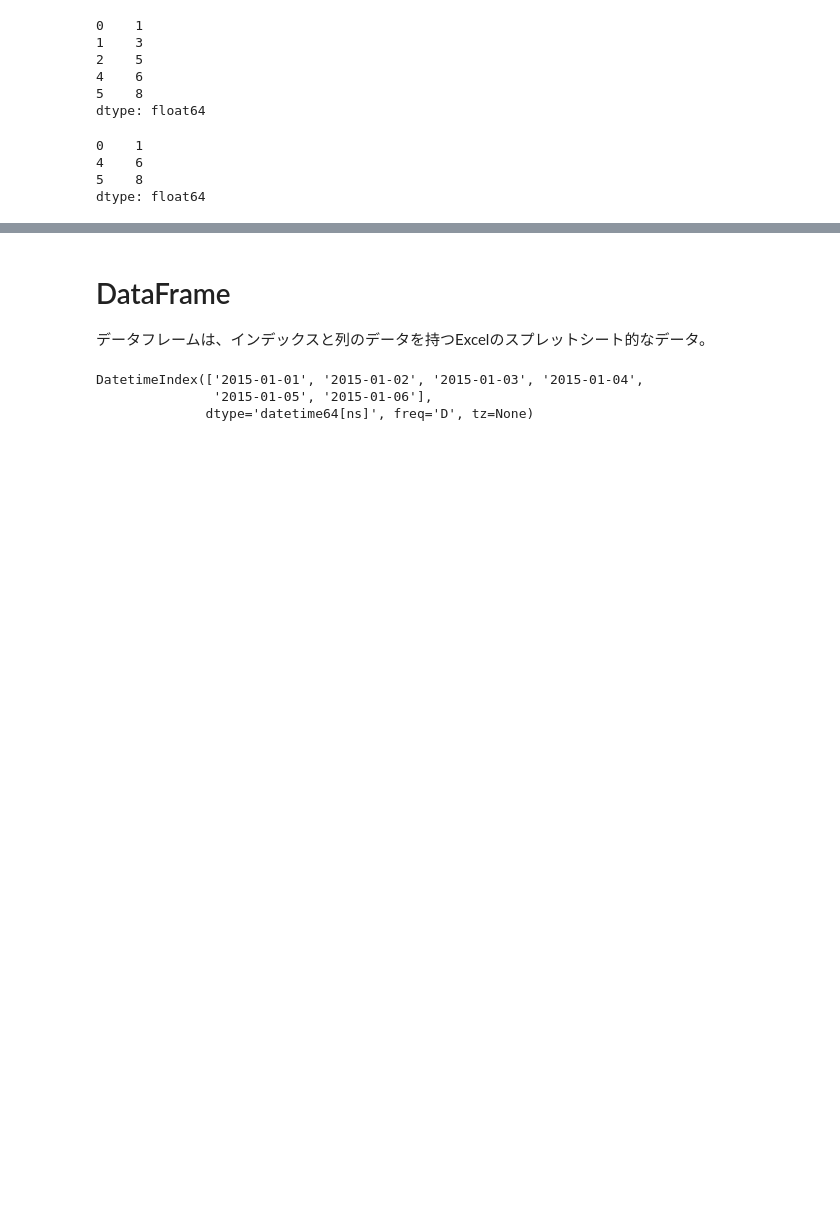
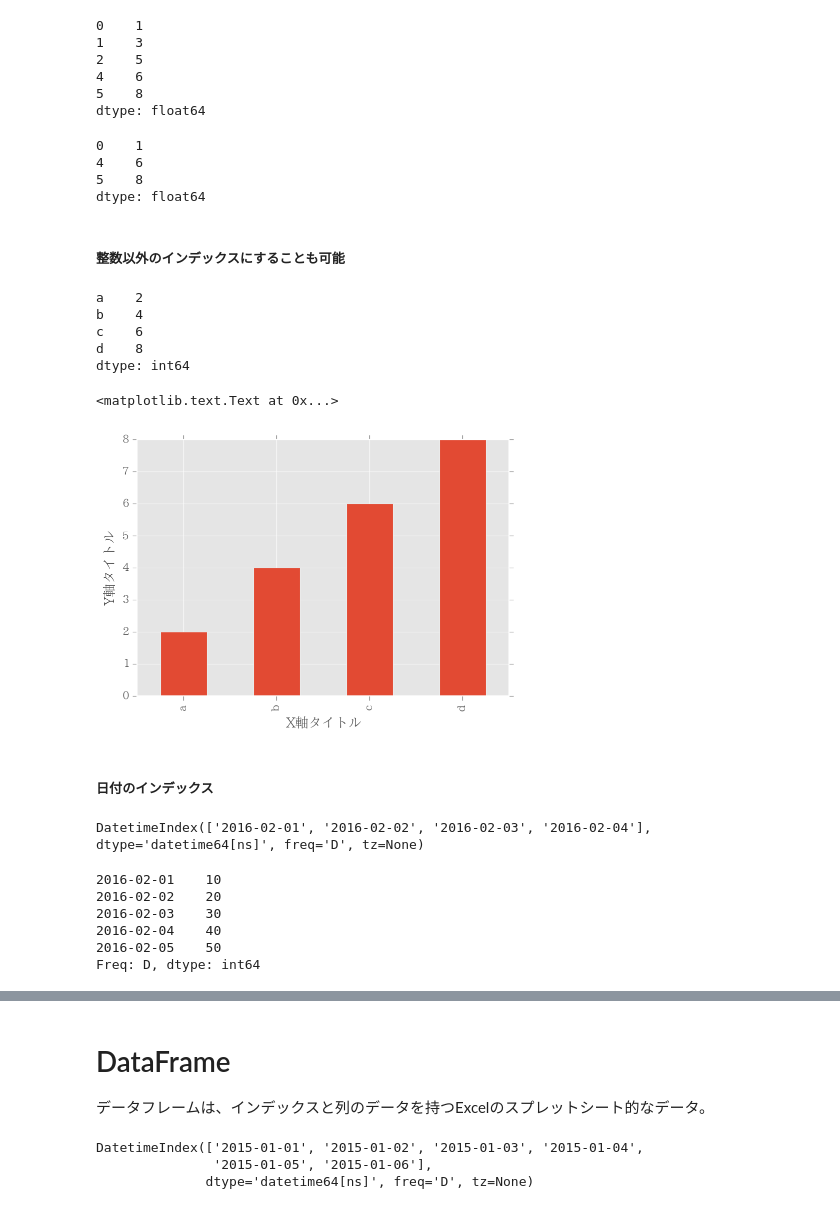
Before and after one commit to civic/data-python, a Jupyter notebook: 10 minutes to pandas.ipynb, the cells around one changed output, grey strips where cells are left out. Drawn from its saved outputs; the diff is of its cells as text; code cells hidden in the pictures; blank space fills up the shorter version.

```diff
--- a/10 minutes to pandas.ipynb
+++ b/10 minutes to pandas.ipynb
@@ -54,3 +50,38 @@ s.drop([1,2,3])
 4    6
 5    8
 dtype: float64
+# %% [markdown]
+##### 整数以外のインデックスにすることも可能
+# %%
+s2 = pd.Series([2, 4, 6, 8], index=['a', 'b', 'c', 'd'])
+s2
+# %% [output]
+a    2
+b    4
+c    6
+d    8
+dtype: int64
+# %%
+ax = s2.plot('bar')
+ax.set_xlabel('X軸タイトル')
+ax.set_ylabel('Y軸タイトル')
+# %% [output]
+<matplotlib.text.Text at 0x...>
+[figure, added]
+# %% [markdown]
+##### 日付のインデックス
+# %%
+pd.date_range('20160201', periods=4)
+# %% [output]
+DatetimeIndex(['2016-02-01', '2016-02-02', '2016-02-03', '2016-02-04'], dtype='datetime64[ns]', freq='D', tz=None)
+# %%
+# 日付のインデックスを持ったSeries
+s3 = pd.Series(np.arange(10, 60, 10), index=pd.date_range('20160201', periods=5))
+s3
+# %% [output]
+2016-02-01    10
+2016-02-02    20
+2016-02-03    30
+2016-02-04    40
+2016-02-05    50
+Freq: D, dtype: int64
```
Also changed, not shown: parts of 8 cells of this notebook.
